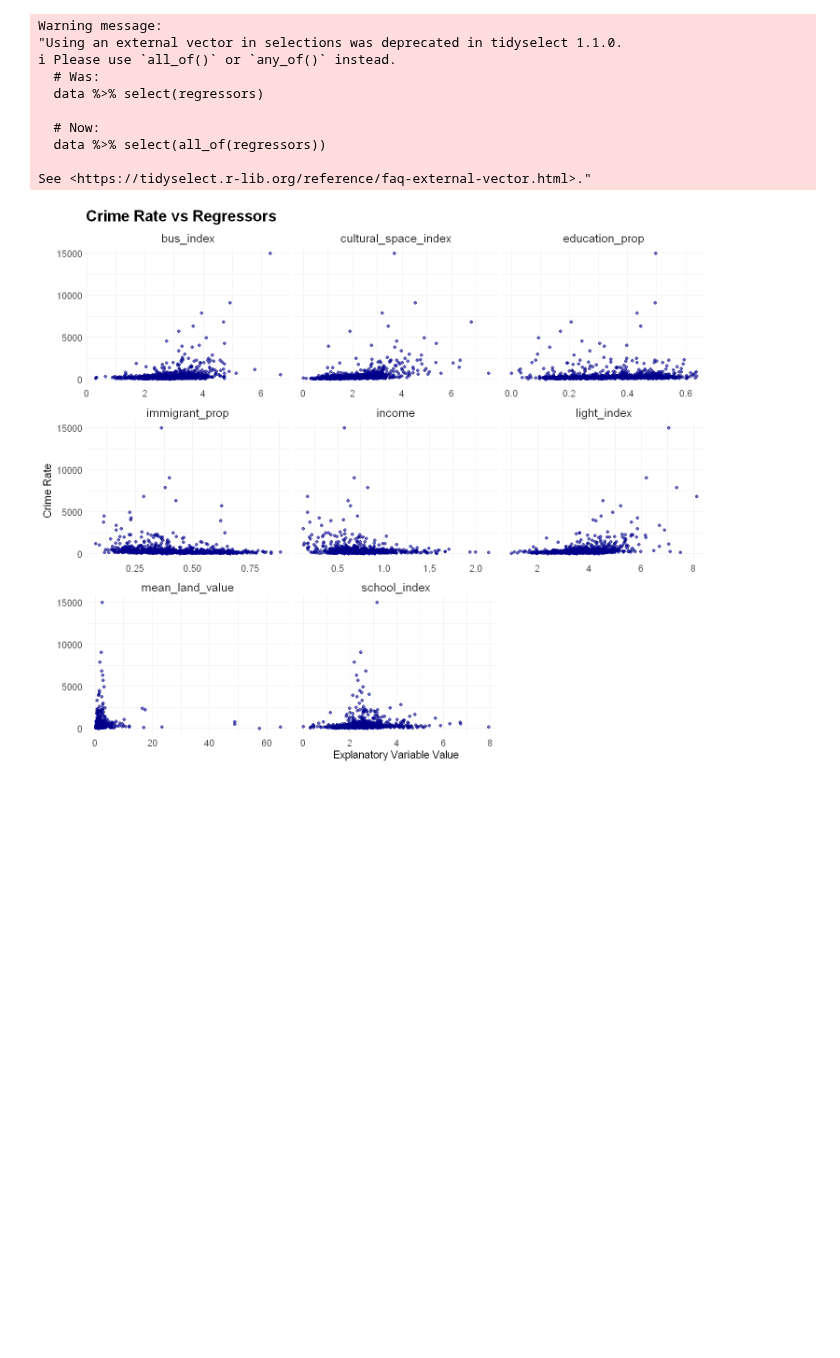
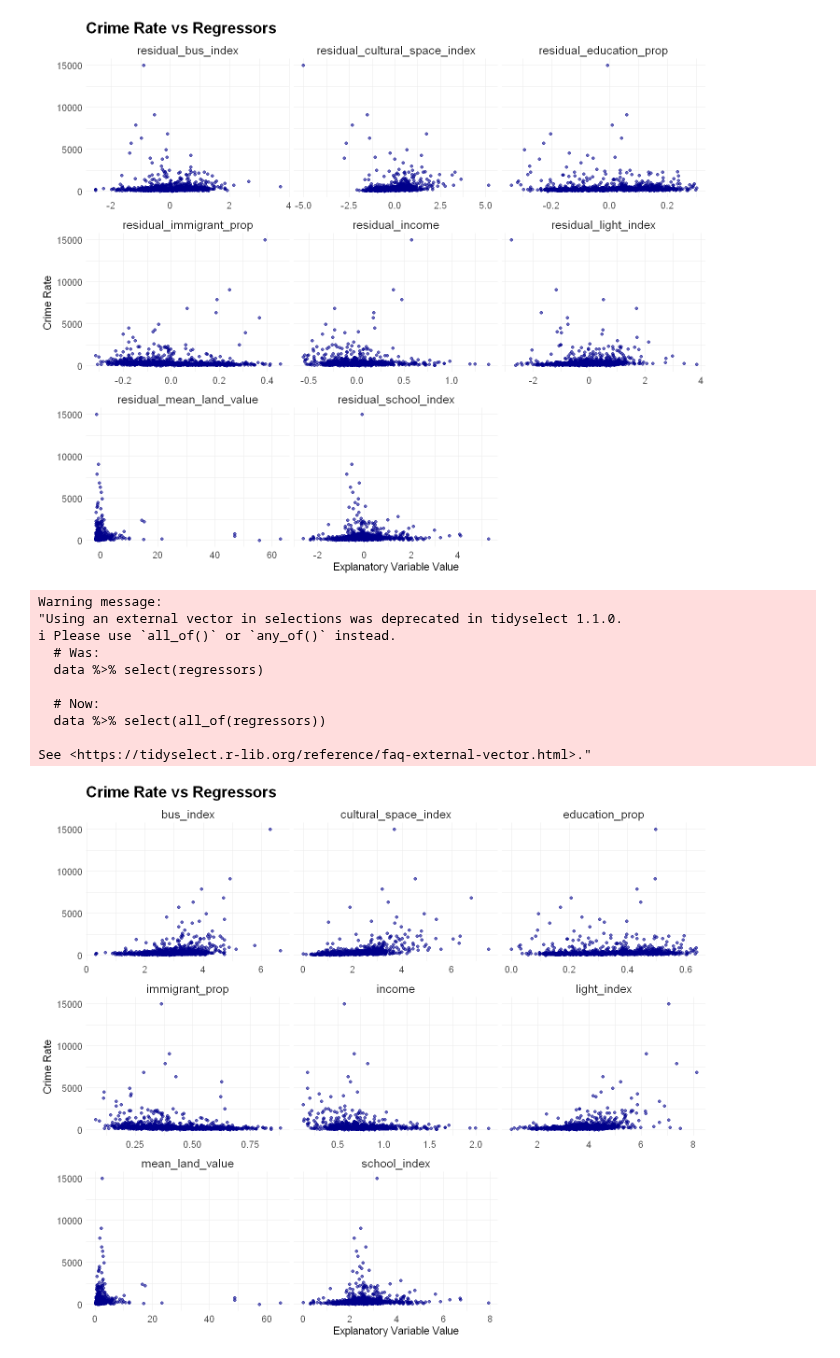
Before and after one commit to Irene-Berezin/econ326, a Jupyter notebook: project_regression.ipynb, the cells around one changed output. Saved outputs shown, nothing was run; the diff lists cells and outputs as text; code cells hidden in the pictures; blank space fills up the shorter version.

```diff
--- a/project_regression.ipynb
+++ b/project_regression.ipynb
@@ -87,0 +203,9 @@ $ geometry             <MULTIPOLYGON [°]> MULTIPOLYGON (((-123.0233 4..., MULT
+# %%
+regressors <- c('mean_land_value','school_index', 'light_index', 'bus_index', 'cultural_space_index', 'income', 'immigrant_prop', 'education_prop')
+residuals_df <- fn_residuals(census_index_crime, regressors, "crime_rate") |>
+mutate(crime_rate = census_index_crime$crime_rate)
+
+glimpse(residuals_df)
+
+
+colnames(residuals_df)
@@ -88,3 +242,28 @@ $ geometry             <MULTIPOLYGON [°]> MULTIPOLYGON (((-123.0233 4..., MULT
+# %%
+options(repr.plot.width = 12, repr.plot.height = 10)
+
+residuals <- colnames(residuals_df)
+
+long_data_res <- residuals_df |>
+  pivot_longer(cols =  residuals,
+               names_to = "regressor",
+               values_to = "value")
+
+res_scatter <- ggplot(long_data_res, aes(x = value, x = crime_rate)) +
+  geom_point(color = "darkblue", alpha = 0.6) +
+  facet_wrap(~ regressor, scales = "free_x") +
+  labs(title = "Crime Rate vs Regressors",
+       x = "Explanatory Variable Value",
+       y = "Crime Rate") +
+  theme_minimal() +
+  theme(plot.title = element_text(size = 20, face = "bold"),
+        strip.text = element_text(size = 15),
+        axis.title = element_text(size = 14),
+        axis.text = element_text(size = 12))
+
+res_scatter
+# %% [output]
+[figure, added]
 # %%
 census_save <- census_index_crime|>
     st_drop_geometry()
```
Also changed, not shown: parts of 12 cells of this notebook.
